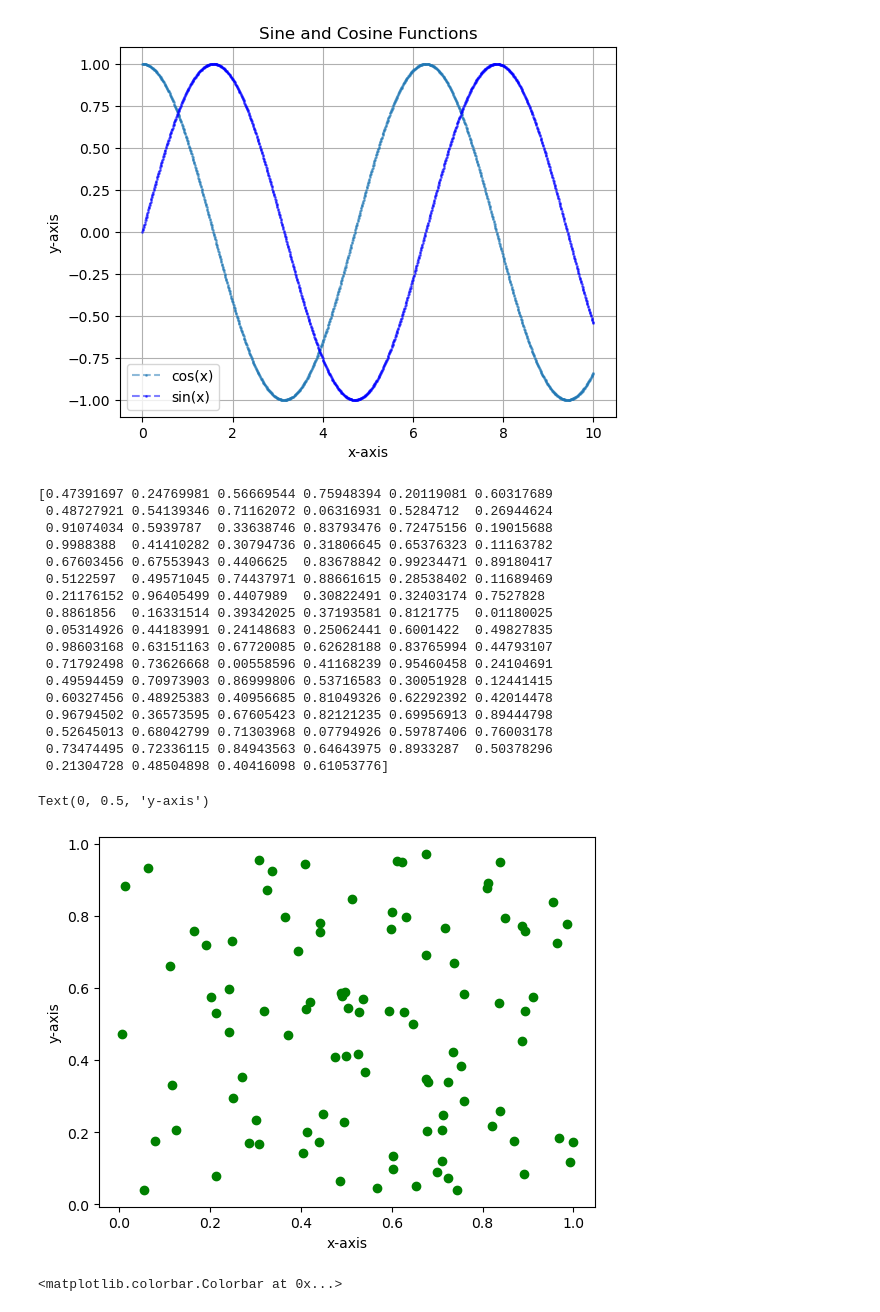
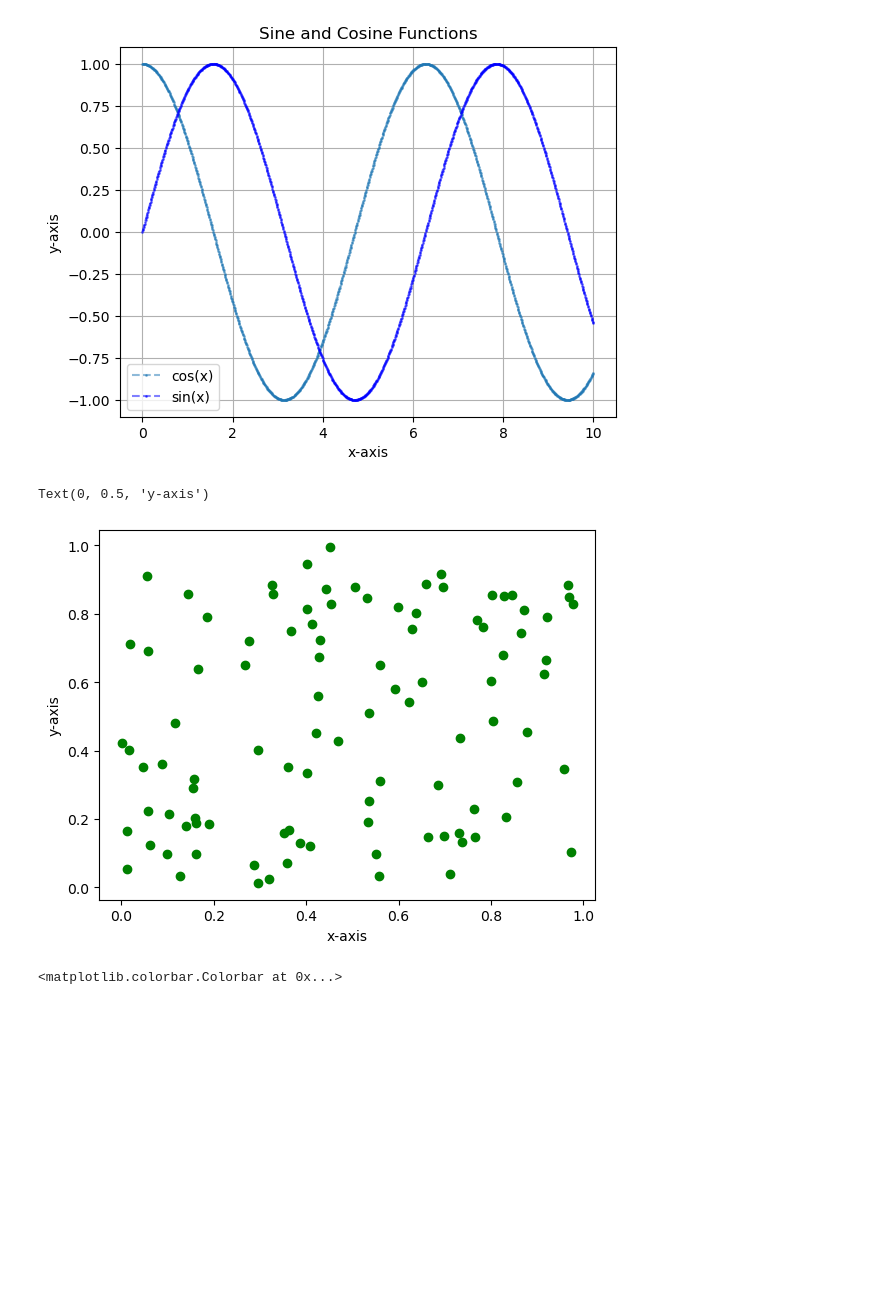
Before and after one commit to rishee-05/PYTHON, a Jupyter notebook: libraries/numpy/numpy visualization.ipynb, the cells around one changed output. Drawn from its saved outputs; the diff is of its cells as text; code cells hidden in the pictures; blank space fills up the shorter version.

```diff
--- a/libraries/numpy/numpy visualization.ipynb
+++ b/libraries/numpy/numpy visualization.ipynb
@@ -88,34 +54,16 @@ plt.grid()
 # %% [output]
 [figure]
 # %%
-`## scatter plot
+# scatter plot
 x = np.random.rand(100)
-print(x)
+# print(x)
 y = np.random.rand(100)
 plt.scatter(x,y,alpha = 1,color = "green")
 plt.xlabel("x-axis")
 plt.ylabel("y-axis")
-`
 # %% [output]
-[0.47391697 0.24769981 0.56669544 0.75948394 0.20119081 0.60317689
- 0.48727921 0.54139346 0.71162072 0.06316931 0.5284712  0.26944624
- 0.91074034 0.5939787  0.33638746 0.83793476 0.72475156 0.19015688
- 0.9988388  0.41410282 0.30794736 0.31806645 0.65376323 0.11163782
- 0.67603456 0.67553943 0.4406625  0.83678842 0.99234471 0.89180417
- 0.5122597  0.49571045 0.74437971 0.88661615 0.28538402 0.11689469
- 0.21176152 0.96405499 0.4407989  0.30822491 0.32403174 0.7527828
- 0.8861856  0.16331514 0.39342025 0.37193581 0.8121775  0.01180025
- 0.05314926 0.44183991 0.24148683 0.25062441 0.6001422  0.49827835
- 0.98603168 0.63151163 0.67720085 0.62628188 0.83765994 0.44793107
- 0.71792498 0.73626668 0.00558596 0.41168239 0.95460458 0.24104691
- 0.49594459 0.70973903 0.86999806 0.53716583 0.30051928 0.12441415
- 0.60327456 0.48925383 0.40956685 0.81049326 0.62292392 0.42014478
- 0.96794502 0.36573595 0.67605423 0.82121235 0.69956913 0.89444798
- 0.52645013 0.68042799 0.71303968 0.07794926 0.59787406 0.76003178
- 0.73474495 0.72336115 0.84943563 0.64643975 0.8933287  0.50378296
- 0.21304728 0.48504898 0.40416098 0.61053776]
+Text(0, 0.5, 'y-axis')
-Text(0, 0.5, 'y-axis')
-[figure, old version]
+[figure, new version]
 # %%
 ## scatter plot
 x = np.random.rand(1000)
```
Also changed, not shown: parts of 5 cells of this notebook.
